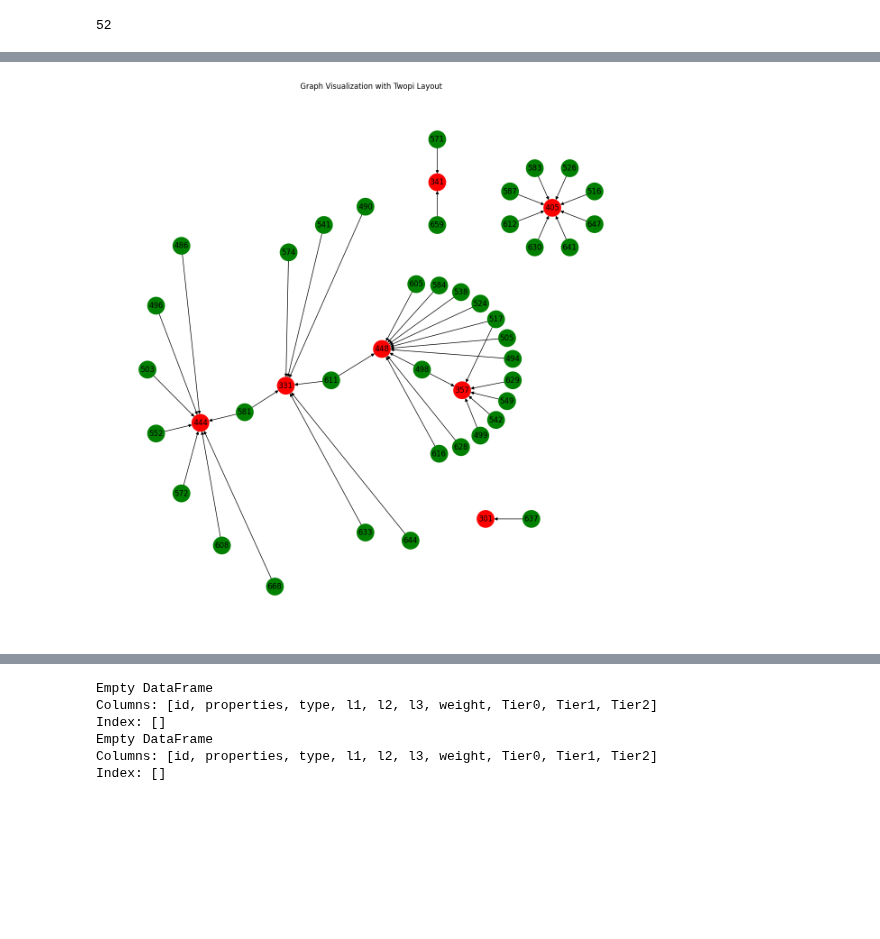
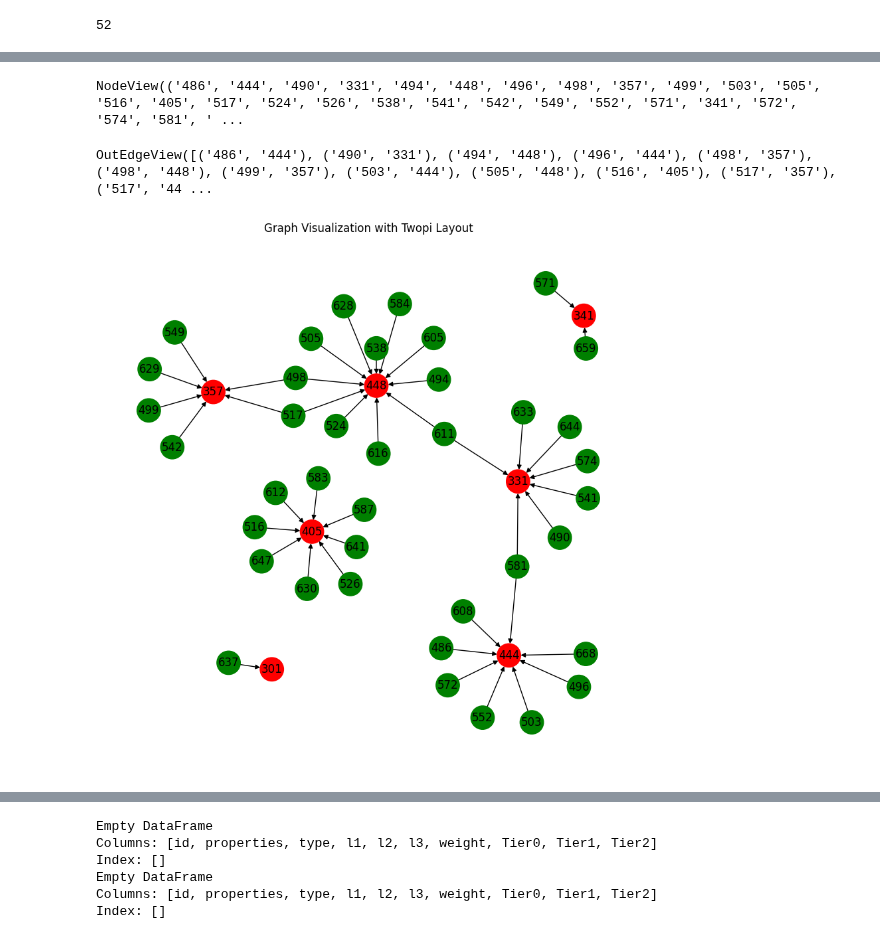
Before and after one commit to markajbell/BH, a Jupyter notebook: Stats_sec_1k.ipynb, the cells around one changed output, grey strips where cells are left out. Cells and saved outputs as stored; diff of their text form; code cells hidden in the pictures; blank space fills up the shorter version.

```diff
--- a/Stats_sec_1k.ipynb
+++ b/Stats_sec_1k.ipynb
@@ -735,36 +761,41 @@ for index, row in df_max.iterrows():
     for i in range(len(path) - 1):
         G.add_edge(str(path[i]), str(path[i+1]))
 colors = []
 #Assuming node 4 is the one to highlight
 for node in G.nodes():
     if int(node) in tier0_ids_set: # Use the set for checking membership
     #== new_node_id : # Ensure comparison is with string if nodes are strings
         colors.append('red')
         label ='Tier0'
         height=4
     elif int(node) in tier1_ids_set: # Use the set for checking membership
         colors.append('orange')
         height=2
     elif int(node) in tier2_ids_set: # Use the set for checking membership
         colors.append('green')
         height=1
     else:
         colors.append('yellow')
 
 # Set graph attributes to control spacing
-G.graph['ranksep'] = '1.0' # Increase separation between ranks
-G.graph['nodesep'] = '4.0' # Increase separation between nodes
+G.graph['ranksep'] = '.50' # Increase separation between ranks
+G.graph['nodesep'] = '.50' # Increase separation between nodes
 
 #G_pgv.graph_attr.update(root=new_node_id,ranksep='3.0',nodesep='2.0')
 #G_pgv.draw('pytry.jpg',prog='twopi') # This line caused the error
-plt.figure(figsize=(12, 12))
+plt.figure(figsize=(8, 8))
 # Use pydot_layout with 'twopi' program
-pos = pydot_layout(G, prog="twopi")#, root=str(new_node_id)) # Removed root as it might not exist in the graph
-nx.draw(G, pos, node_color=colors, with_labels=True, node_size=750, font_weight='normal')
+ #Options depend on GraphViz version but may include: ‘dot’, ‘twopi’, ‘fdp’, ‘sfdp’, ‘circo’
+pos = pydot_layout(G, prog="fdp", root=str(new_node_id))#, root=str(new_node_id)) # Removed root as it might not exist in the graph
+nx.draw(G, pos, node_color=colors, with_labels=True, node_size=650, font_weight='normal')
 
 plt.title("Graph Visualization with Twopi Layout")
 graph_name_max = suf + '_max_twopi_graph.pdf'
 plt.savefig(graph_name_max, format="pdf")
+display(G.nodes)
+display(G.edges)
 plt.show()
 # %% [output]
+NodeView(('486', '444', '490', '331', '494', '448', '496', '498', '357', '499', '503', '505', '516', '405', '517', '524', '526', '538', '541', '542', '549', '552', '571', '341', '572', '574', '581', ' ...
+OutEdgeView([('486', '444'), ('490', '331'), ('494', '448'), ('496', '444'), ('498', '357'), ('498', '448'), ('499', '357'), ('503', '444'), ('505', '448'), ('516', '405'), ('517', '357'), ('517', '44 ...
-[figure, old version]
+[figure, new version]
```
Also changed, not shown: parts of 7 cells of this notebook.
